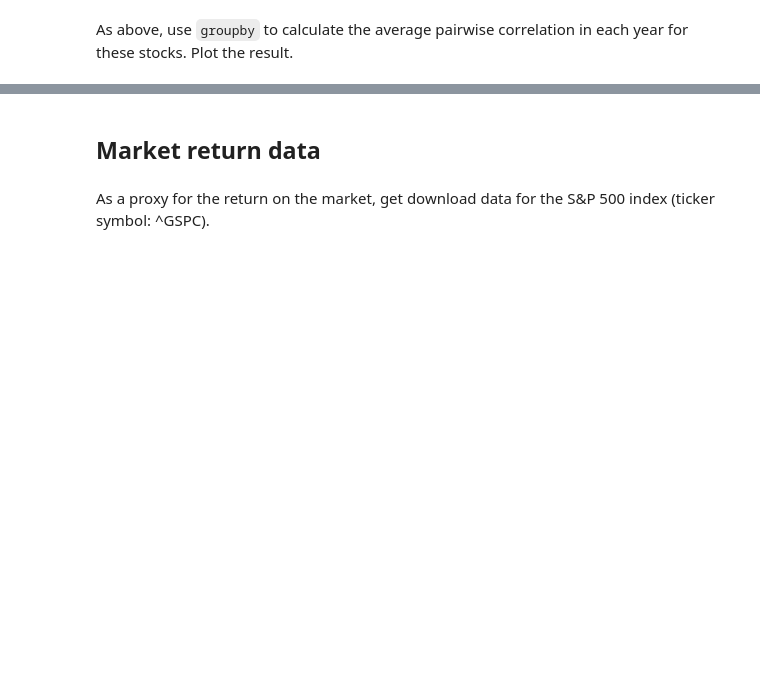
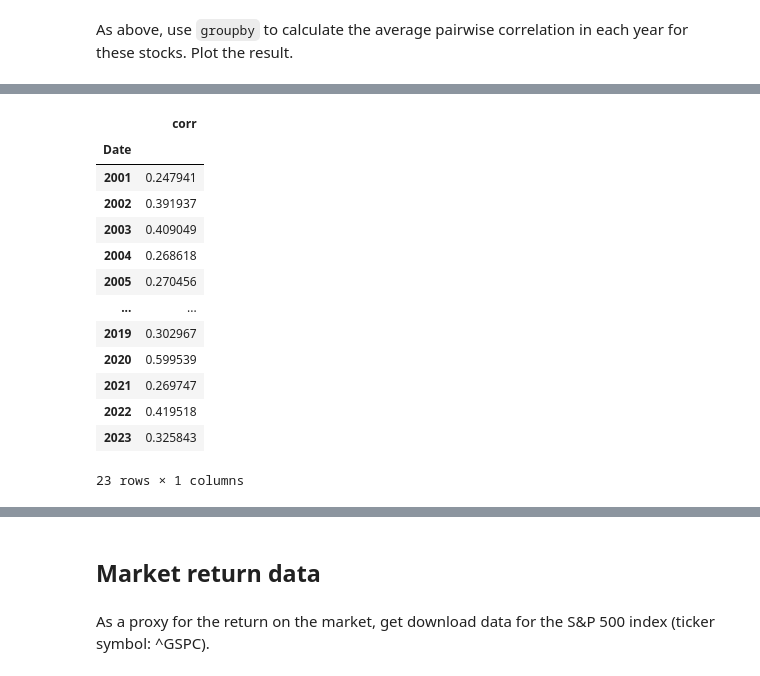
Before and after one commit to vargopal/stockMarket, a Jupyter notebook: HW1.ipynb, the cells around one changed output, grey strips where cells are left out. Cells and saved outputs as stored; diff of their text form; code cells hidden in the pictures; blank space fills up the shorter version.

```diff
--- a/HW1.ipynb
+++ b/HW1.ipynb
@@ -289,0 +307,18 @@ KeyError: 'year'
+# %%
+dji_ann =  dji_ret.groupby(dji_ret.index.year).apply(pairwise_corr_avg)
+dji_ann
+# %% [output]
+|  | corr |
+| Date |  |
+| 2001 | 0.247941 |
+| 2002 | 0.391937 |
+| 2003 | 0.409049 |
+| 2004 | 0.268618 |
+| 2005 | 0.270456 |
+| ... | ... |
+| 2019 | 0.302967 |
+| 2020 | 0.599539 |
+| 2021 | 0.269747 |
+| 2022 | 0.419518 |
+| 2023 | 0.325843 |
+23 rows × 1 columns
```
Also changed, not shown: parts of 29 cells of this notebook.
